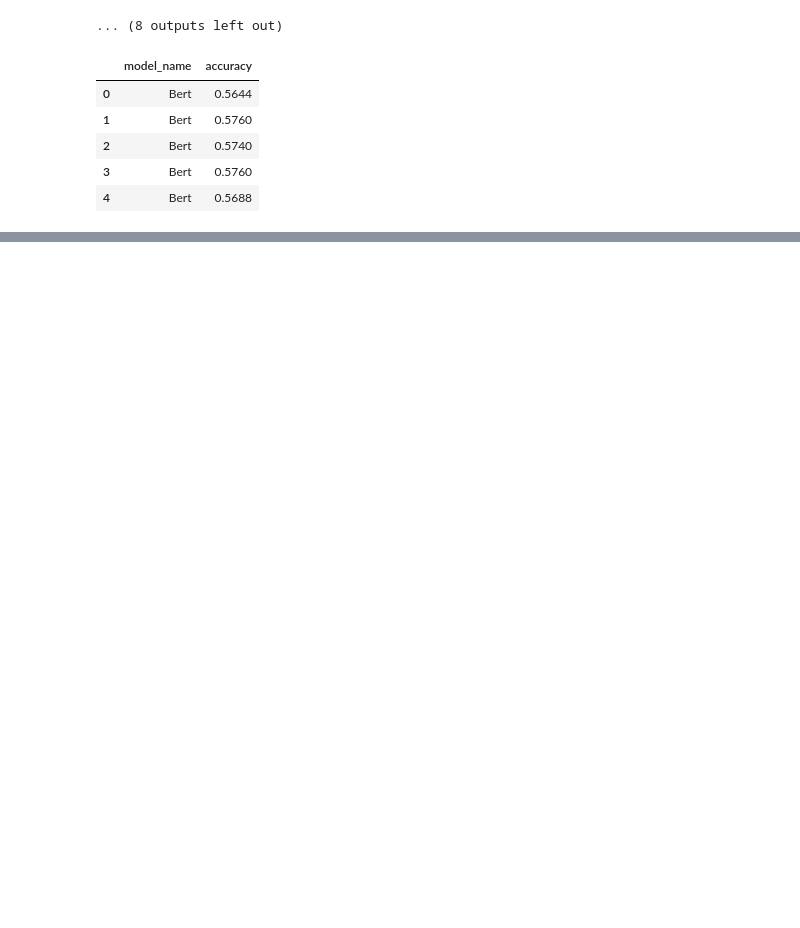
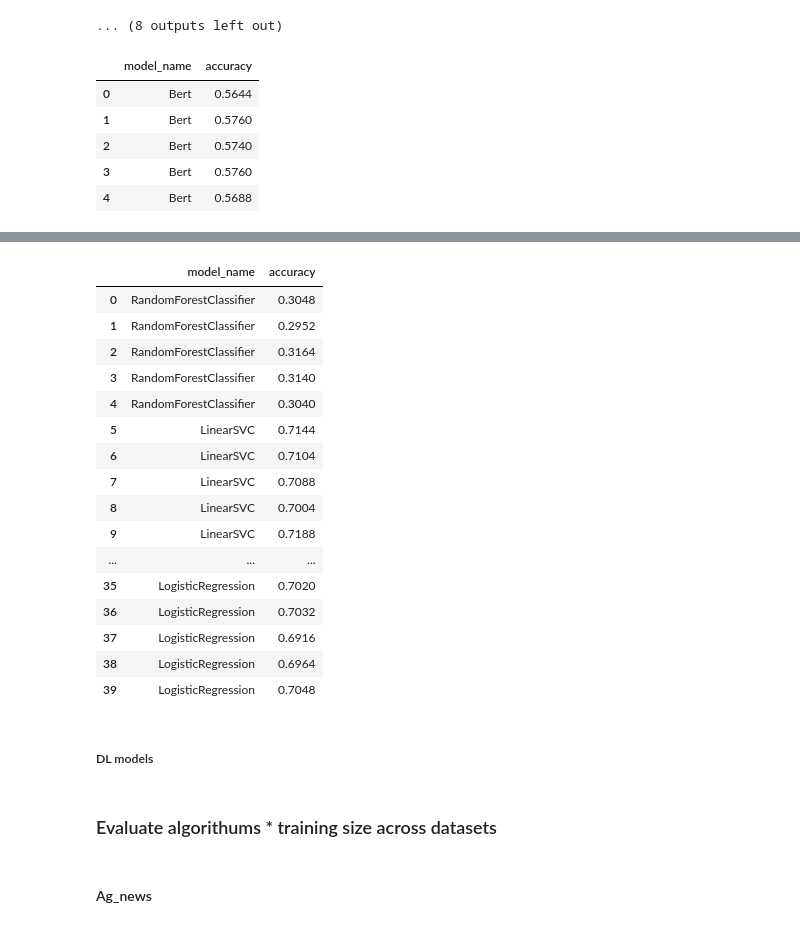
Before and after one commit to DavidykZhao/Frame_experiments, a Jupyter notebook: Frame_experiments.ipynb, the cells around one changed output, grey strips where cells are left out. Drawn from its saved outputs; the diff is of its cells as text; code cells hidden in the pictures; blank space fills up the shorter version.

```diff
--- a/Frame_experiments.ipynb
+++ b/Frame_experiments.ipynb
@@ -222,0 +229,3 @@ YELP_TRAIN = pd.read_feather(YELP/'training_30k')
+# %%
+CUSTOMER = DATA/'Customer'
+CUSTOMER.mkdir(exist_ok=True)
@@ -813,0 +1001,2 @@ pd.DataFrame(interp_yelp_10k.confusion_matrix()).to_csv('confusion_matrix_bert.c
+# %%
+df = CUSTOMER_TRAIN
@@ -813,0 +1029,21 @@ pd.DataFrame(interp_yelp_10k.confusion_matrix()).to_csv('confusion_matrix_bert.c
+# %%
+models = [RandomForestClassifier(n_estimators=200, max_depth=3, random_state=0),
+          LinearSVC(),
+          MultinomialNB(),
+          LogisticRegression(random_state=0, max_iter= 200)]
+
+boot_num = 2
+CV = 5
+cv_df = pd.DataFrame(index=range(CV * len(models)))
+entries = []
+
+for i in range(boot_num):
+    for model in models:
+        model_name = model.__class__.__name__
+        accuracies = cross_val_score(model, features, labels, scoring='accuracy', cv=CV)
+        for _, accuracy in enumerate(accuracies):
+            print(f'finished {model_name}, {i}th bootstrap of {_}th epochs')
+            entries.append((model_name, accuracy))
+
+
+cv_df = pd.DataFrame(entries, columns=['model_name', 'accuracy'])
@@ -813,0 +1091,28 @@ pd.DataFrame(interp_yelp_10k.confusion_matrix()).to_csv('confusion_matrix_bert.c
+# %%
+cv_df.to_csv(YELP/'ml_customer_accu_10', index = False)
+ml_customer_accu_10 = pd.read_csv(YELP/'ml_customer_accu_10')
+ml_customer_accu_10
+# %% [output]
+|  | model_name | accuracy |
+| 0 | RandomForestClassifier | 0.3048 |
+| 1 | RandomForestClassifier | 0.2952 |
+| 2 | RandomForestClassifier | 0.3164 |
+| 3 | RandomForestClassifier | 0.3140 |
+| 4 | RandomForestClassifier | 0.3040 |
+| 5 | LinearSVC | 0.7144 |
+| 6 | LinearSVC | 0.7104 |
+| 7 | LinearSVC | 0.7088 |
+| 8 | LinearSVC | 0.7004 |
+| 9 | LinearSVC | 0.7188 |
+| ... | ... | ... |
+| 35 | LogisticRegression | 0.7020 |
+| 36 | LogisticRegression | 0.7032 |
+| 37 | LogisticRegression | 0.6916 |
+| 38 | LogisticRegression | 0.6964 |
+| 39 | LogisticRegression | 0.7048 |
+# %% [markdown]
+##### DL models
+# %% [markdown]
+### Evaluate algorithums * training size across datasets
+# %% [markdown]
+#### Ag_news
```
Also changed, not shown: parts of 34 cells of this notebook.
